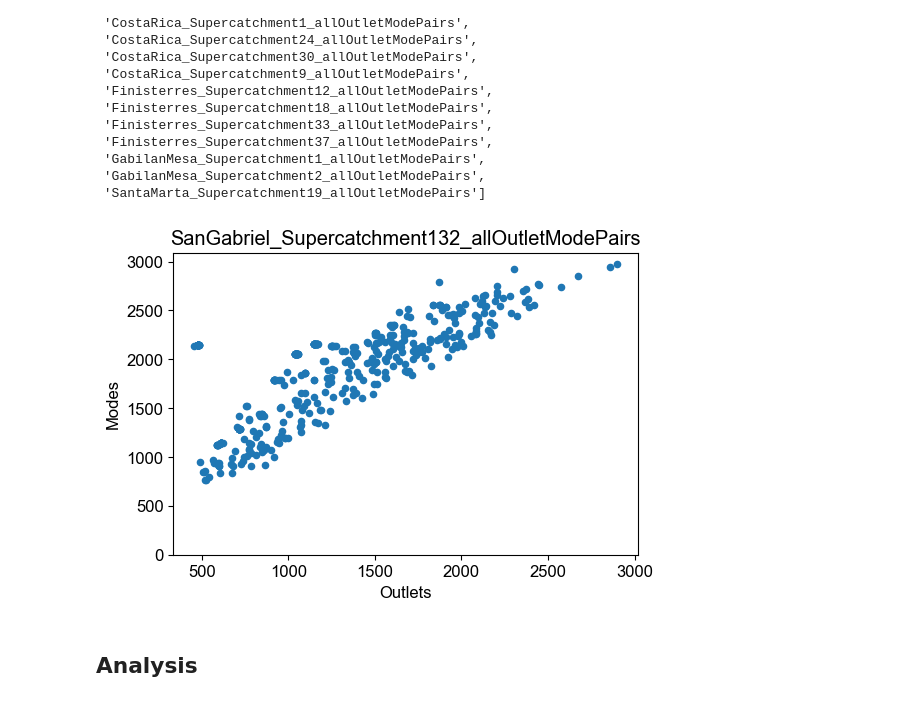
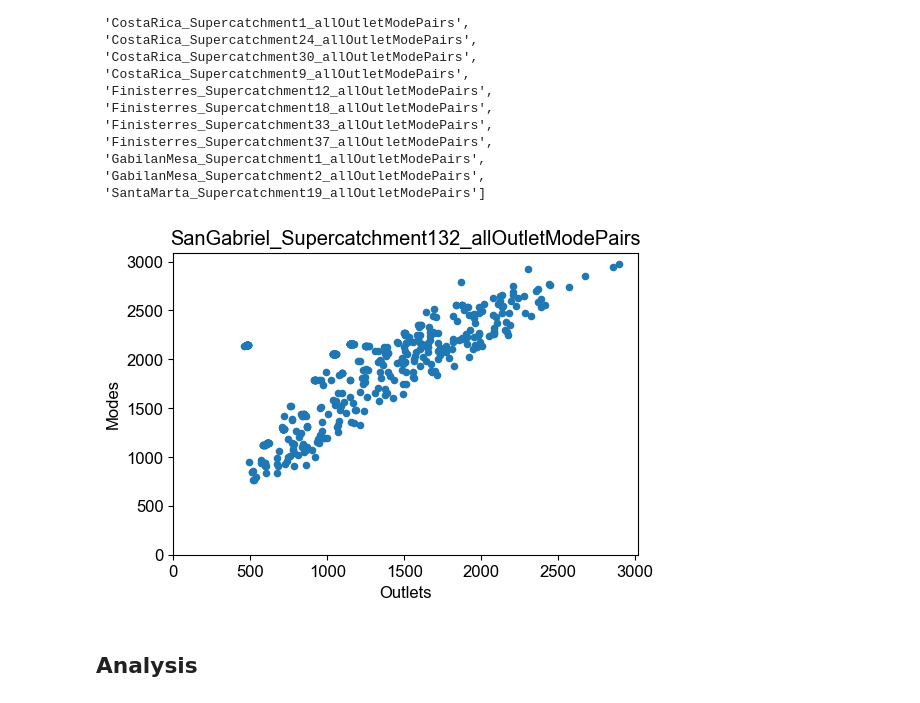
Before and after one commit to mcunningham917/PHscales, a Jupyter notebook: Analysis/Scales.ipynb, the cells around one changed output. Drawn from its saved outputs; the diff is of its cells as text; code cells hidden in the pictures.

Commit message:
Working on plots for all ROIs

```diff
--- a/Analysis/Scales.ipynb
+++ b/Analysis/Scales.ipynb
@@ -358,10 +328,11 @@ list(phbs_dict.keys())
 # %%
 example_phb = list(phbs_dict.keys())[example_phb_index]
 df = phbs_dict[example_phb]['raw_df']
 axes = df.plot.scatter(x='Outlets',y='Modes',title=example_phb)
+axes.set_xlim(0,);
 axes.set_ylim(0,);
 # %% [output]
-[figure, old version]
+[figure, new version]
 # %% [markdown]
 ## Analysis
 # %% [markdown]
```
Also changed, not shown: parts of 12 cells of this notebook, 1 other file.
